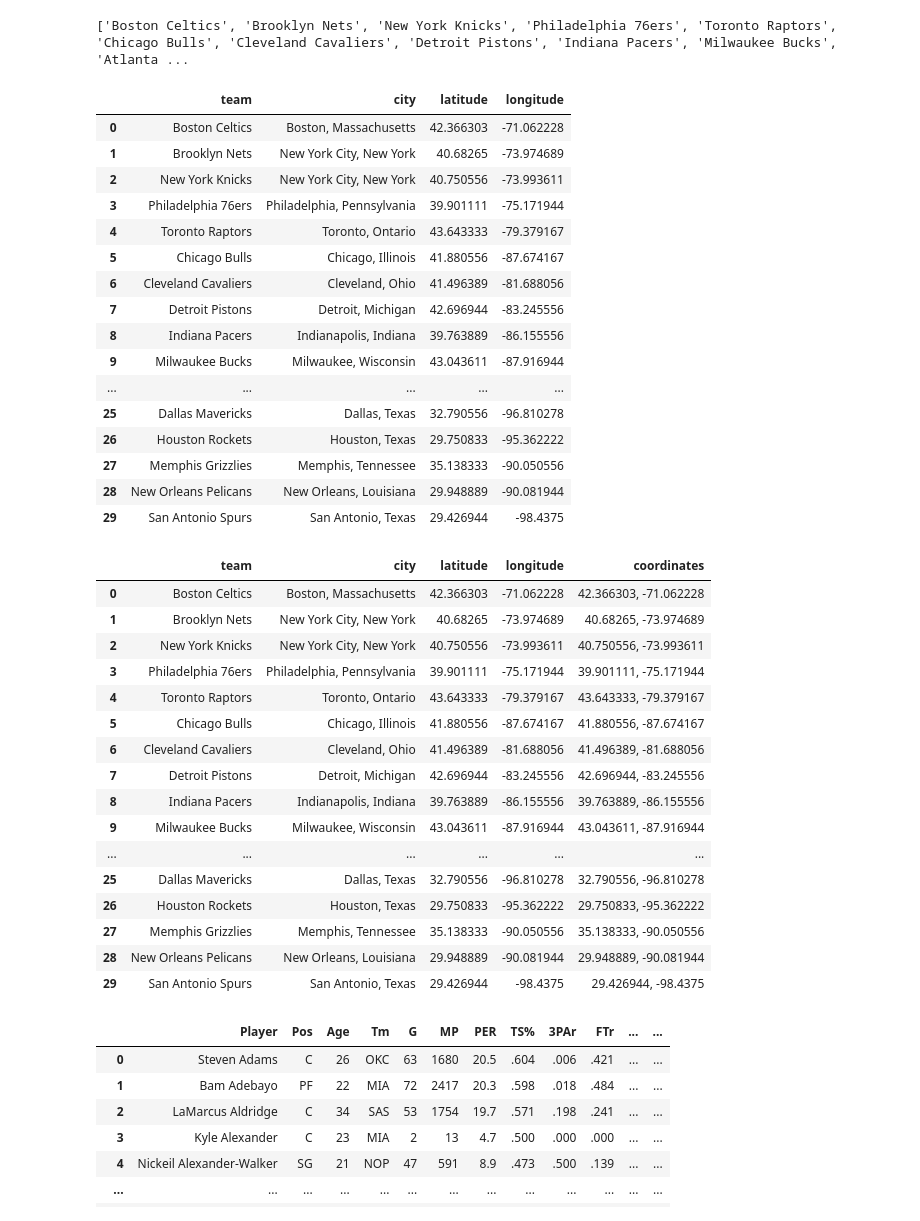
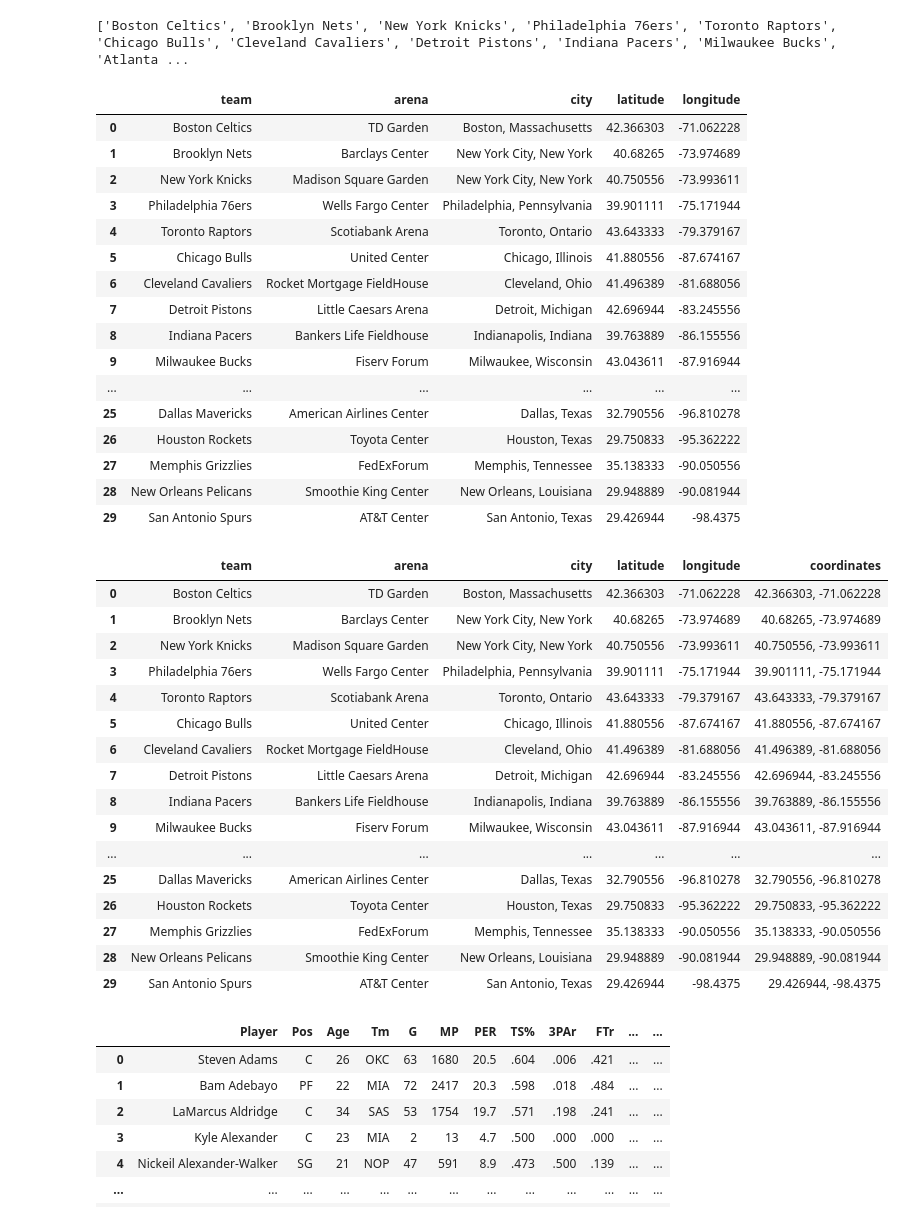
Before and after one commit to gportes24/NBA_Salary_app, a Jupyter notebook: Resources/starter_code.ipynb, the cells around one changed output. Drawn from its saved outputs; the diff is of its cells as text; code cells hidden in the pictures.

Commit message:
added Arena name to team locs df

```diff
--- a/Resources/starter_code.ipynb
+++ b/Resources/starter_code.ipynb
@@ -682,10 +668,12 @@ print (header)
 # %% [output]
 ['Division', 'Team', 'Location', 'Arena', 'Capacity', 'Coordinates', 'Founded', 'Joined', 'Eastern Conference', 'Atlantic', 'Central', 'Southeast', 'Western Conference', 'Northwest', 'Pacific', 'South ...
 # %%
+
 teams = []
 cities = []
 latitude = []
 longitude=[]
+arena = []
 
 for row in team_table.findAll("tr"):
     cells = row.findAll("td")
@@ -695,53 +683,54 @@ for row in team_table.findAll("tr"):
         coords=cells[4].find('span',class_='geo').text.split(";")
         latitude.append(coords[0])
         longitude.append(coords[1])
+        arena.append(cells[2].find(text=True))
 # %%
 print(teams)
 # %% [output]
 ['Boston Celtics', 'Brooklyn Nets', 'New York Knicks', 'Philadelphia 76ers', 'Toronto Raptors', 'Chicago Bulls', 'Cleveland Cavaliers', 'Detroit Pistons', 'Indiana Pacers', 'Milwaukee Bucks', 'Atlanta ...
 # %%
-locations = pd.DataFrame(list(zip(teams, cities, latitude, longitude)),
-               columns =['team', 'city', 'latitude', 'longitude'])
+locations = pd.DataFrame(list(zip(teams,arena, cities, latitude, longitude)),
+               columns =['team','arena','city', 'latitude', 'longitude'])
 locations
 # %% [output]
-|  | team | city | latitude | longitude |
-| 0 | Boston Celtics | Boston, Massachusetts | 42.366303 | -71.062228 |
-| 1 | Brooklyn Nets | New York City, New York | 40.68265 | -73.974689 |
-| 2 | New York Knicks | New York City, New York | 40.750556 | -73.993611 |
-| 3 | Philadelphia 76ers | Philadelphia, Pennsylvania | 39.901111 | -75.171944 |
-| 4 | Toronto Raptors | Toronto, Ontario | 43.643333 | -79.379167 |
-| 5 | Chicago Bulls | Chicago, Illinois | 41.880556 | -87.674167 |
-| 6 | Cleveland Cavaliers | Cleveland, Ohio | 41.496389 | -81.688056 |
-| 7 | Detroit Pistons | Detroit, Michigan | 42.696944 | -83.245556 |
-| 8 | Indiana Pacers | Indianapolis, Indiana | 39.763889 | -86.155556 |
-| 9 | Milwaukee Bucks | Milwaukee, Wisconsin | 43.043611 | -87.916944 |
-| ... | ... | ... | ... | ... |
-| 25 | Dallas Mavericks | Dallas, Texas | 32.790556 | -96.810278 |
-| 26 | Houston Rockets | Houston, Texas | 29.750833 | -95.362222 |
-| 27 | Memphis Grizzlies | Memphis, Tennessee | 35.138333 | -90.050556 |
-| 28 | New Orleans Pelicans | New Orleans, Louisiana | 29.948889 | -90.081944 |
-| 29 | San Antonio Spurs | San Antonio, Texas | 29.426944 | -98.4375 |
+|  | team | arena | city | latitude | longitude |
+| 0 | Boston Celtics | TD Garden | Boston, Massachusetts | 42.366303 | -71.062228 |
+| 1 | Brooklyn Nets | Barclays Center | New York City, New York | 40.68265 | -73.974689 |
+| 2 | New York Knicks | Madison Square Garden | New York City, New York | 40.750556 | -73.993611 |
+| 3 | Philadelphia 76ers | Wells Fargo Center | Philadelphia, Pennsylvania | 39.901111 | -75.171944 |
+| 4 | Toronto Raptors | Scotiabank Arena | Toronto, Ontario | 43.643333 | -79.379167 |
+| 5 | Chicago Bulls | United Center | Chicago, Illinois | 41.880556 | -87.674167 |
+| 6 | Cleveland Cavaliers | Rocket Mortgage FieldHouse | Cleveland, Ohio | 41.496389 | -81.688056 |
+| 7 | Detroit Pistons | Little Caesars Arena | Detroit, Michigan | 42.696944 | -83.245556 |
+| 8 | Indiana Pacers | Bankers Life Fieldhouse | Indianapolis, Indiana | 39.763889 | -86.155556 |
+| 9 | Milwaukee Bucks | Fiserv Forum | Milwaukee, Wisconsin | 43.043611 | -87.916944 |
+| ... | ... | ... | ... | ... | ... |
+| 25 | Dallas Mavericks | American Airlines Center | Dallas, Texas | 32.790556 | -96.810278 |
+| 26 | Houston Rockets | Toyota Center | Houston, Texas | 29.750833 | -95.362222 |
+| 27 | Memphis Grizzlies | FedExForum | Memphis, Tennessee | 35.138333 | -90.050556 |
+| 28 | New Orleans Pelicans | Smoothie King Center | New Orleans, Louisiana | 29.948889 | -90.081944 |
+| 29 | San Antonio Spurs | AT&T Center | San Antonio, Texas | 29.426944 | -98.4375 |
 # %%
 locations['coordinates']= locations['latitude'].str.cat(locations['longitude'],sep=",")
 locations
 # %% [output]
-|  | team | city | latitude | longitude | coordinates |
-| 0 | Boston Celtics | Boston, Massachusetts | 42.366303 | -71.062228 | 42.366303, -71.062228 |
-| 1 | Brooklyn Nets | New York City, New York | 40.68265 | -73.974689 | 40.68265, -73.974689 |
-| 2 | New York Knicks | New York City, New York | 40.750556 | -73.993611 | 40.750556, -73.993611 |
-| 3 | Philadelphia 76ers | Philadelphia, Pennsylvania | 39.901111 | -75.171944 | 39.901111, -75.171944 |
-| 4 | Toronto Raptors | Toronto, Ontario | 43.643333 | -79.379167 | 43.643333, -79.379167 |
-| 5 | Chicago Bulls | Chicago, Illinois | 41.880556 | -87.674167 | 41.880556, -87.674167 |
-| 6 | Cleveland Cavaliers | Cleveland, Ohio | 41.496389 | -81.688056 | 41.496389, -81.688056 |
-| 7 | Detroit Pistons | Detroit, Michigan | 42.696944 | -83.245556 | 42.696944, -83.245556 |
-| 8 | Indiana Pacers | Indianapolis, Indiana | 39.763889 | -86.155556 | 39.763889, -86.155556 |
-| 9 | Milwaukee Bucks | Milwaukee, Wisconsin | 43.043611 | -87.916944 | 43.043611, -87.916944 |
-| ... | ... | ... | ... | ... | ... |
-| 25 | Dallas Mavericks | Dallas, Texas | 32.790556 | -96.810278 | 32.790556, -96.810278 |
-| 26 | Houston Rockets | Houston, Texas | 29.750833 | -95.362222 | 29.750833, -95.362222 |
-| 27 | Memphis Grizzlies | Memphis, Tennessee | 35.138333 | -90.050556 | 35.138333, -90.050556 |
-| 28 | New Orleans Pelicans | New Orleans, Louisiana | 29.948889 | -90.081944 | 29.948889, -90.081944 |
-| 29 | San Antonio Spurs | San Antonio, Texas | 29.426944 | -98.4375 | 29.426944, -98.4375 |
+|  | team | arena | city | latitude | longitude | coordinates |
+| 0 | Boston Celtics | TD Garden | Boston, Massachusetts | 42.366303 | -71.062228 | 42.366303, -71.062228 |
+| 1 | Brooklyn Nets | Barclays Center | New York City, New York | 40.68265 | -73.974689 | 40.68265, -73.974689 |
+| 2 | New York Knicks | Madison Square Garden | New York City, New York | 40.750556 | -73.993611 | 40.750556, -73.993611 |
+| 3 | Philadelphia 76ers | Wells Fargo Center | Philadelphia, Pennsylvania | 39.901111 | -75.171944 | 39.901111, -75.171944 |
+| 4 | Toronto Raptors | Scotiabank Arena | Toronto, Ontario | 43.643333 | -79.379167 | 43.643333, -79.379167 |
+| 5 | Chicago Bulls | United Center | Chicago, Illinois | 41.880556 | -87.674167 | 41.880556, -87.674167 |
+| 6 | Cleveland Cavaliers | Rocket Mortgage FieldHouse | Cleveland, Ohio | 41.496389 | -81.688056 | 41.496389, -81.688056 |
+| 7 | Detroit Pistons | Little Caesars Arena | Detroit, Michigan | 42.696944 | -83.245556 | 42.696944, -83.245556 |
+| 8 | Indiana Pacers | Bankers Life Fieldhouse | Indianapolis, Indiana | 39.763889 | -86.155556 | 39.763889, -86.155556 |
+| 9 | Milwaukee Bucks | Fiserv Forum | Milwaukee, Wisconsin | 43.043611 | -87.916944 | 43.043611, -87.916944 |
+| ... | ... | ... | ... | ... | ... | ... |
+| 25 | Dallas Mavericks | American Airlines Center | Dallas, Texas | 32.790556 | -96.810278 | 32.790556, -96.810278 |
+| 26 | Houston Rockets | Toyota Center | Houston, Texas | 29.750833 | -95.362222 | 29.750833, -95.362222 |
+| 27 | Memphis Grizzlies | FedExForum | Memphis, Tennessee | 35.138333 | -90.050556 | 35.138333, -90.050556 |
+| 28 | New Orleans Pelicans | Smoothie King Center | New Orleans, Louisiana | 29.948889 | -90.081944 | 29.948889, -90.081944 |
+| 29 | San Antonio Spurs | AT&T Center | San Antonio, Texas | 29.426944 | -98.4375 | 29.426944, -98.4375 |
 # %%
 stats = "https://www.basketball-reference.com/leagues/NBA_2020_advanced.html"
 html = urlopen(stats)
```
Also changed, not shown: parts of 12 cells of this notebook, 1 other file.
